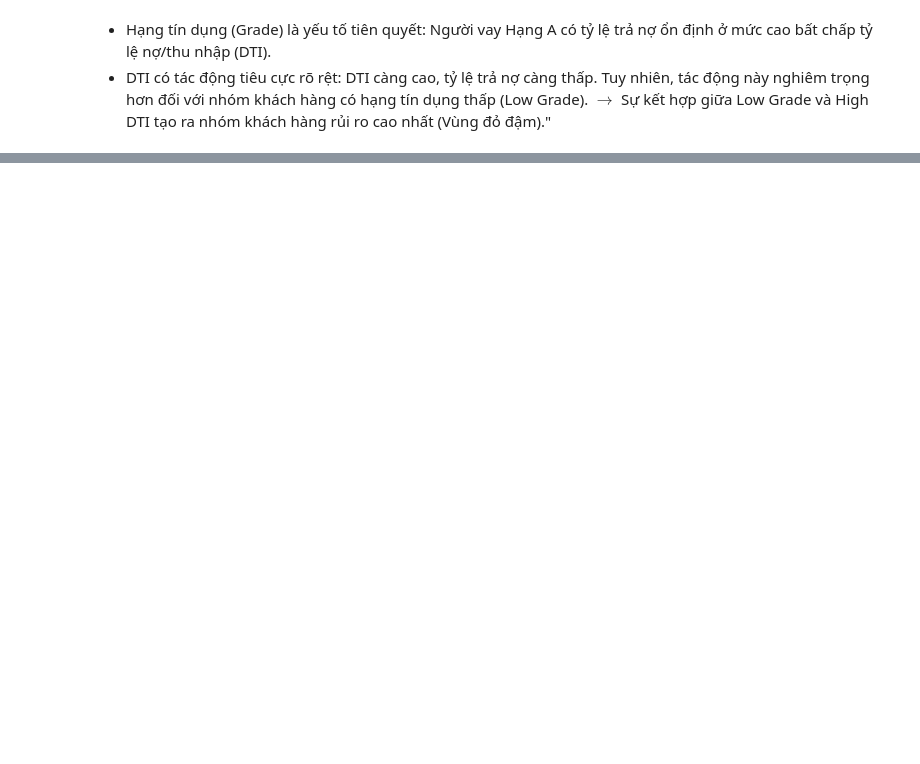
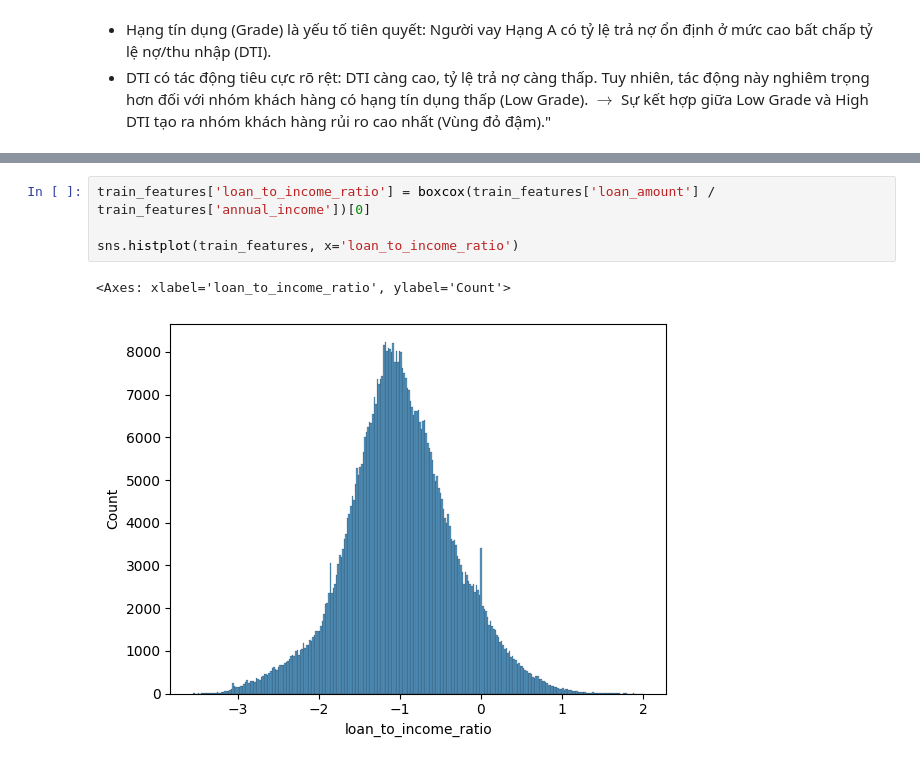
Before and after one commit to pikamanh/Predicting-Loan-Payback, a Jupyter notebook: test.ipynb, the cells around one changed output, grey strips where cells are left out. Cells and saved outputs as stored; diff of their text form; blank space fills up the shorter version.

```diff
--- a/test.ipynb
+++ b/test.ipynb
@@ -269,0 +301,7 @@ $\rightarrow$ Sự kết hợp giữa Low Grade và High DTI tạo ra nhóm khá
+# %%
+train_features['loan_to_income_ratio'] = boxcox(train_features['loan_amount'] / train_features['annual_income'])[0]
+
+sns.histplot(train_features, x='loan_to_income_ratio')
+# %% [output]
+<Axes: xlabel='loan_to_income_ratio', ylabel='Count'>
+[figure, added]
```
Also changed, not shown: parts of 8 cells of this notebook, 1 other file.
